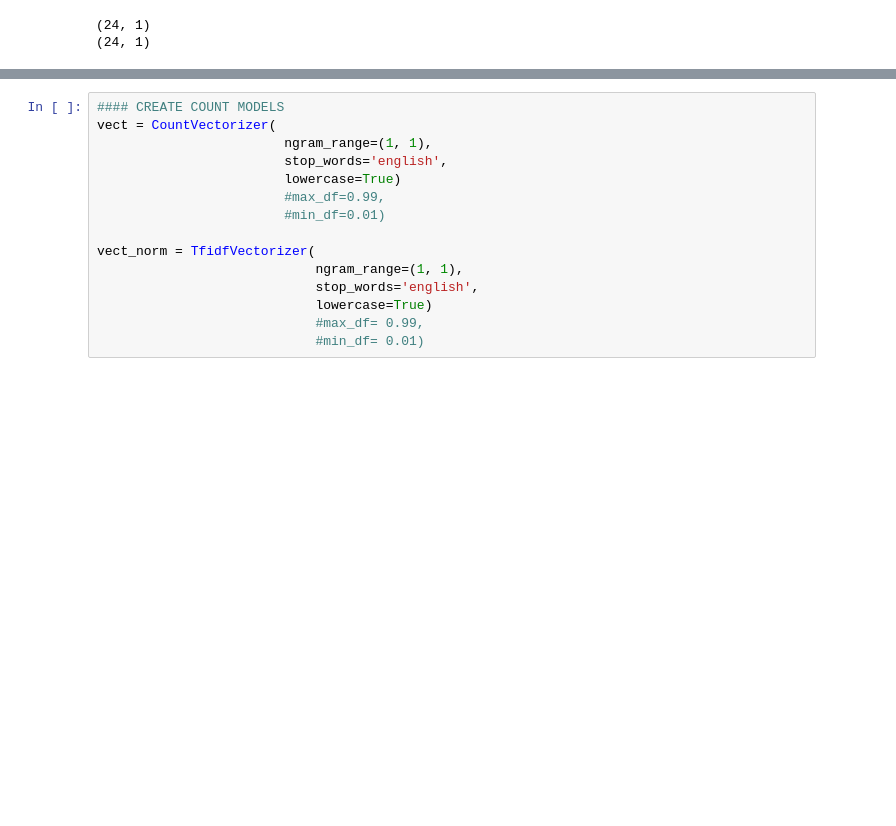
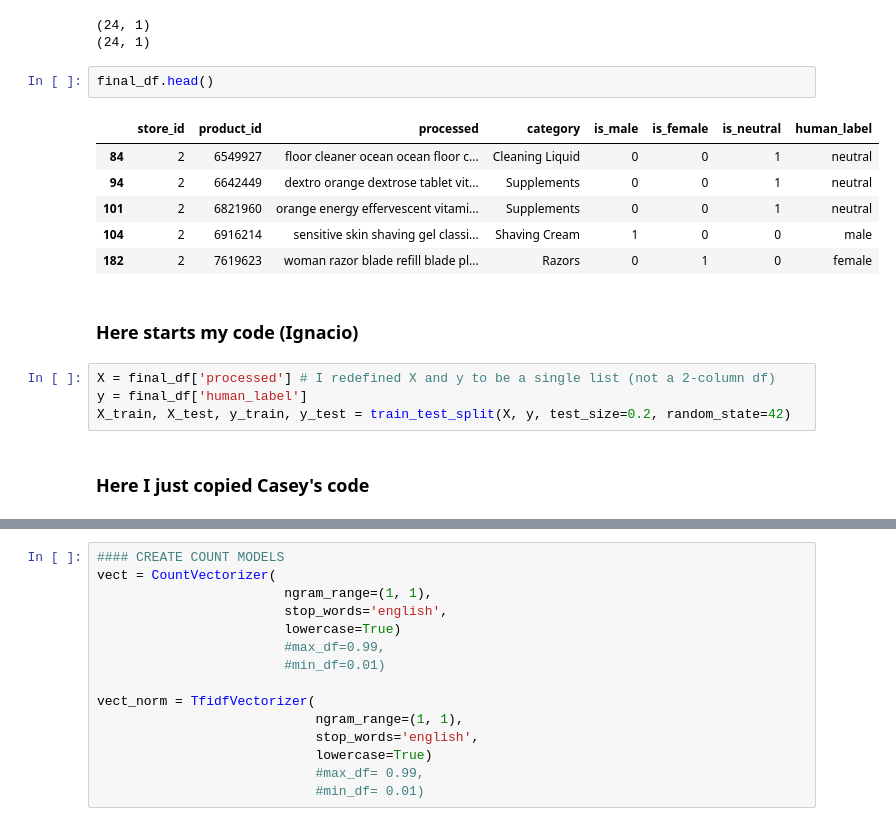
Before and after one commit to aleksandrajaremko/PP422-group-project, a Jupyter notebook: workbook_gender_from_text_aj.ipynb, the cells around one changed output, grey strips where cells are left out. Saved outputs shown, nothing was run; the diff lists cells and outputs as text; blank space fills up the shorter version.

```diff
--- a/workbook_gender_from_text_aj.ipynb
+++ b/workbook_gender_from_text_aj.ipynb
@@ -288,3 +303,20 @@ print(y_test.shape)
 # %% [output]
 (24, 1)
 (24, 1)
+# %%
+final_df.head()
+# %% [output]
+|  | store_id | product_id | processed | category | is_male | is_female | is_neutral | human_label |
+| 84 | 2 | 6549927 | floor cleaner ocean ocean floor c... | Cleaning Liquid | 0 | 0 | 1 | neutral |
+| 94 | 2 | 6642449 | dextro orange dextrose tablet vit... | Supplements | 0 | 0 | 1 | neutral |
+| 101 | 2 | 6821960 | orange energy effervescent vitami... | Supplements | 0 | 0 | 1 | neutral |
+| 104 | 2 | 6916214 | sensitive skin shaving gel classi... | Shaving Cream | 1 | 0 | 0 | male |
+| 182 | 2 | 7619623 | woman razor blade refill blade pl... | Razors | 0 | 1 | 0 | female |
+# %% [markdown]
+### Here starts my code (Ignacio)
+# %%
+X = final_df['processed'] # I redefined X and y to be a single list (not a 2-column df)
+y = final_df['human_label']
+X_train, X_test, y_train, y_test = train_test_split(X, y, test_size=0.2, random_state=42)
+# %% [markdown]
+### Here I just copied Casey's code
```
Also changed, not shown: parts of 21 cells of this notebook.
